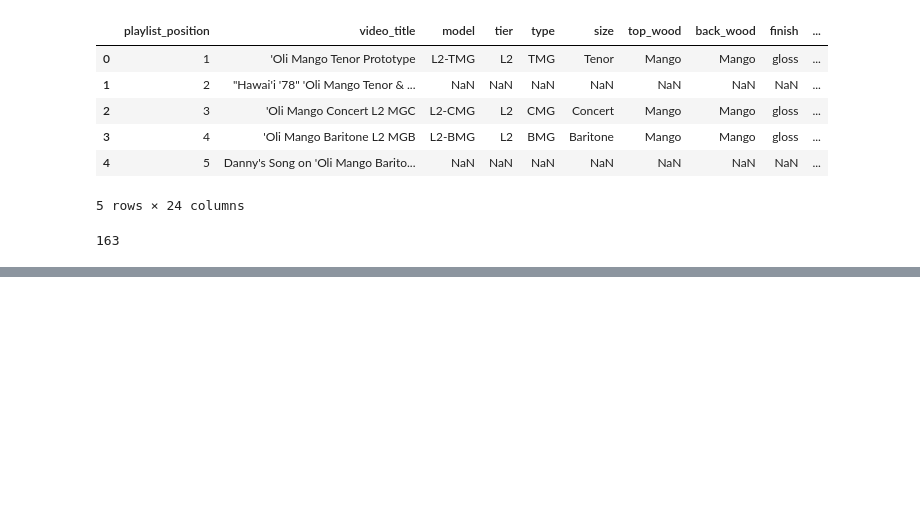
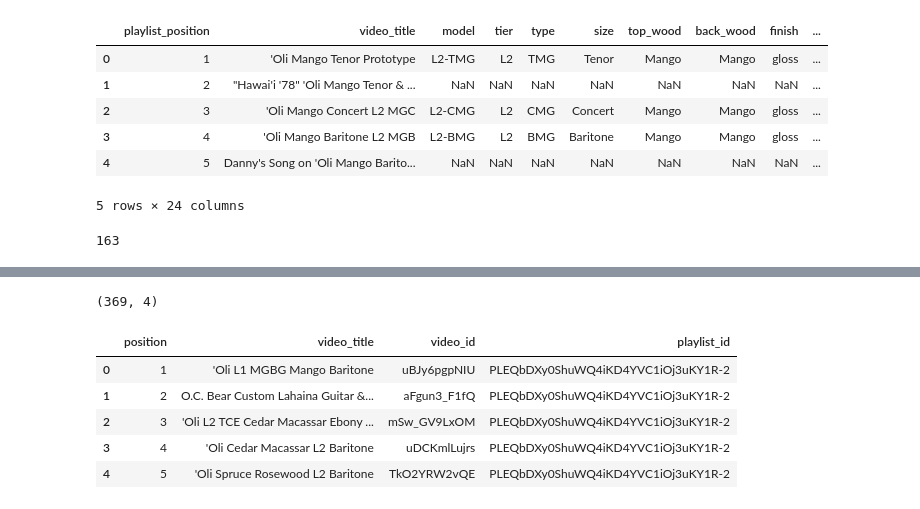
Before and after one commit to wykhuh/oli-database, a Jupyter notebook: notebooks/update_oli_file.ipynb, the cells around one changed output, grey strips where cells are left out. Saved outputs shown, nothing was run; the diff lists cells and outputs as text; code cells hidden in the pictures; blank space fills up the shorter version.

```diff
--- a/notebooks/update_oli_file.ipynb
+++ b/notebooks/update_oli_file.ipynb
@@ -100,0 +117,13 @@ my_oli_df.to_csv('../raw_data/Oli.csv', index=False)
+# %%
+cols = ['position','video_title','video_id','playlist_id']
+
+oli_yt_df = pd.read_csv('../raw_data/oli_playlist.csv', usecols=cols)
+log_df(oli_yt_df)
+# %% [output]
+(369, 4)
+|  | position | video_title | video_id | playlist_id |
+| 0 | 1 | 'Oli L1 MGBG Mango Baritone | uBJy6pgpNIU | PLEQbDXy0ShuWQ4iKD4YVC1iOj3uKY1R-2 |
+| 1 | 2 | O.C. Bear Custom Lahaina Guitar &... | aFgun3_F1fQ | PLEQbDXy0ShuWQ4iKD4YVC1iOj3uKY1R-2 |
+| 2 | 3 | 'Oli L2 TCE Cedar Macassar Ebony ... | mSw_GV9LxOM | PLEQbDXy0ShuWQ4iKD4YVC1iOj3uKY1R-2 |
+| 3 | 4 | 'Oli Cedar Macassar L2 Baritone | uDCKmlLujrs | PLEQbDXy0ShuWQ4iKD4YVC1iOj3uKY1R-2 |
+| 4 | 5 | 'Oli Spruce Rosewood L2 Baritone | TkO2YRW2vQE | PLEQbDXy0ShuWQ4iKD4YVC1iOj3uKY1R-2 |
```
Also changed, not shown: parts of 7 cells of this notebook, 2 other files.
